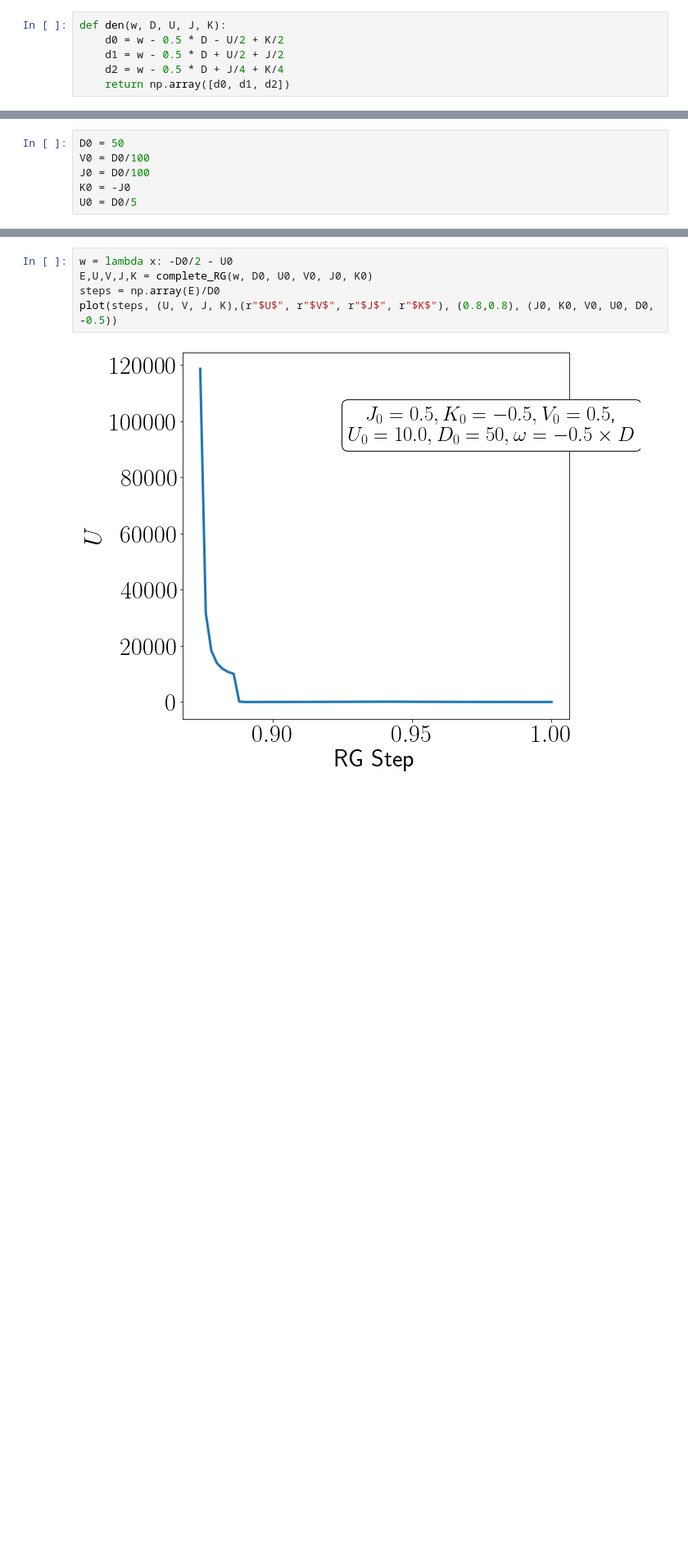
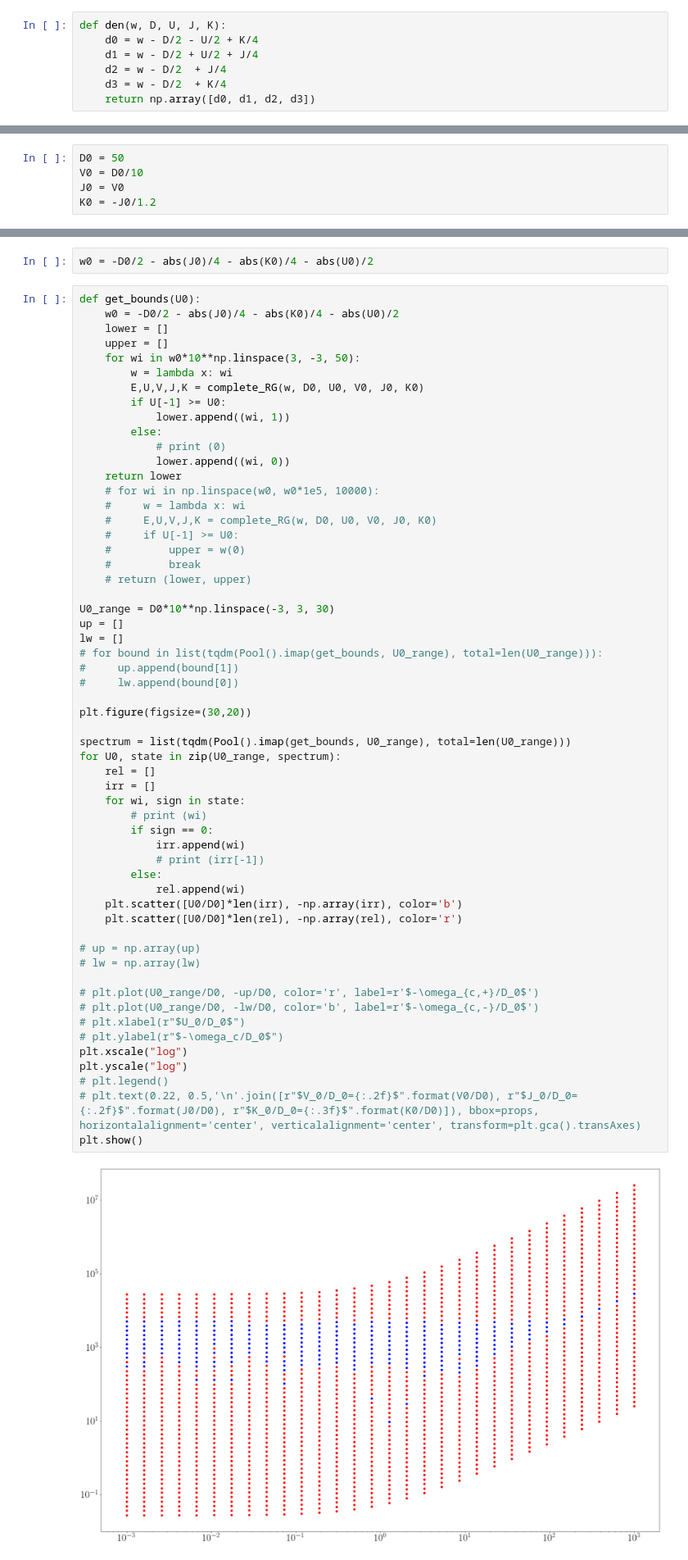
Before and after one commit to abhirup-m/Anderson-Impurity-Model-URG, a Jupyter notebook: spin-charge-symmetrical/spin_charge_symm.ipynb, the cells around one changed output, grey strips where cells are left out. Shown at 82% size. Drawn from its saved outputs; the diff is of its cells as text; blank space fills up the shorter version.

Commit message:
corrected some errors in the equations and obtained some basic numerics, the numerics support the statement that large (V)J lead to (ir)relevance of U

```diff
--- a/spin-charge-symmetrical/spin_charge_symm.ipynb
+++ b/spin-charge-symmetrical/spin_charge_symm.ipynb
@@ -33,9 +27,10 @@ $$
 # %%
 def den(w, D, U, J, K):
-    d0 = w - 0.5 * D - U/2 + K/2
-    d1 = w - 0.5 * D + U/2 + J/2
-    d2 = w - 0.5 * D + J/4 + K/4
-    return np.array([d0, d1, d2])
+    d0 = w - D/2 - U/2 + K/4
+    d1 = w - D/2 + U/2 + J/4
+    d2 = w - D/2  + J/4
+    d3 = w - D/2  + K/4
+    return np.array([d0, d1, d2, d3])
 # %% [markdown]
 # RG Equations
 
@@ -257,7 +230,6 @@ $$
 # %%
 D0 = 50
-V0 = D0/100
-J0 = D0/100
-K0 = -J0
-U0 = D0/5
+V0 = D0/10
+J0 = V0
+K0 = -J0/1.2
 # %% [markdown]
@@ -265,7 +237,61 @@ U0 = D0/5
+# %%
+w0 = -D0/2 - abs(J0)/4 - abs(K0)/4 - abs(U0)/2
 # %%
-w = lambda x: -D0/2 - U0
-E,U,V,J,K = complete_RG(w, D0, U0, V0, J0, K0)
-steps = np.array(E)/D0
-plot(steps, (U, V, J, K),(r"$U$", r"$V$", r"$J$", r"$K$"), (0.8,0.8), (J0, K0, V0, U0, D0, -0.5))
+def get_bounds(U0):
+    w0 = -D0/2 - abs(J0)/4 - abs(K0)/4 - abs(U0)/2
+    lower = []
+    upper = []
+    for wi in w0*10**np.linspace(3, -3, 50):
+        w = lambda x: wi
+        E,U,V,J,K = complete_RG(w, D0, U0, V0, J0, K0)
+        if U[-1] >= U0:
+            lower.append((wi, 1))
+        else:
+            # print (0)
+            lower.append((wi, 0))
+    return lower
+    # for wi in np.linspace(w0, w0*1e5, 10000):
+    #     w = lambda x: wi
+    #     E,U,V,J,K = complete_RG(w, D0, U0, V0, J0, K0)
+    #     if U[-1] >= U0:
+    #         upper = w(0)
+    #         break
+    # return (lower, upper)
+
+U0_range = D0*10**np.linspace(-3, 3, 30)
+up = []
+lw = []
+# for bound in list(tqdm(Pool().imap(get_bounds, U0_range), total=len(U0_range))):
+#     up.append(bound[1])
+#     lw.append(bound[0])
+
+plt.figure(figsize=(30,20))
+
+spectrum = list(tqdm(Pool().imap(get_bounds, U0_range), total=len(U0_range)))
+for U0, state in zip(U0_range, spectrum):
+    rel = []
+    irr = []
+    for wi, sign in state:
+        # print (wi)
+        if sign == 0:
+            irr.append(wi)
+            # print (irr[-1])
+        else:
+            rel.append(wi)
+    plt.scatter([U0/D0]*len(irr), -np.array(irr), color='b')
+    plt.scatter([U0/D0]*len(rel), -np.array(rel), color='r')
+
+# up = np.array(up)
+# lw = np.array(lw)
+
+# plt.plot(U0_range/D0, -up/D0, color='r', label=r'$-\omega_{c,+}/D_0$')
+# plt.plot(U0_range/D0, -lw/D0, color='b', label=r'$-\omega_{c,-}/D_0$')
+# plt.xlabel(r"$U_0/D_0$")
+# plt.ylabel(r"$-\omega_c/D_0$")
+plt.xscale("log")
+plt.yscale("log")
+# plt.legend()
+# plt.text(0.22, 0.5,'\n'.join([r"$V_0/D_0={:.2f}$".format(V0/D0), r"$J_0/D_0={:.2f}$".format(J0/D0), r"$K_0/D_0={:.3f}$".format(K0/D0)]), bbox=props, horizontalalignment='center', verticalalignment='center', transform=plt.gca().transAxes)
+plt.show()
 # %% [output]
-[figure, old version]
+[figure, new version]
```
Also changed, not shown: parts of 16 cells of this notebook, 3 other files.
